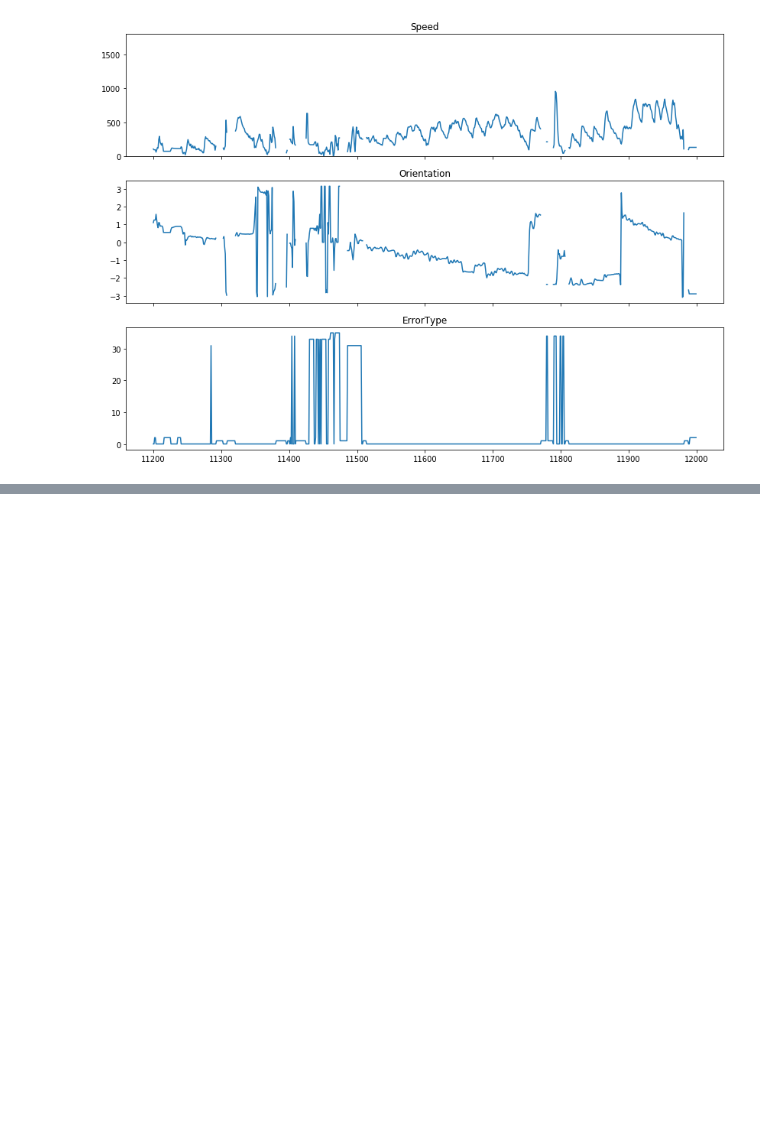
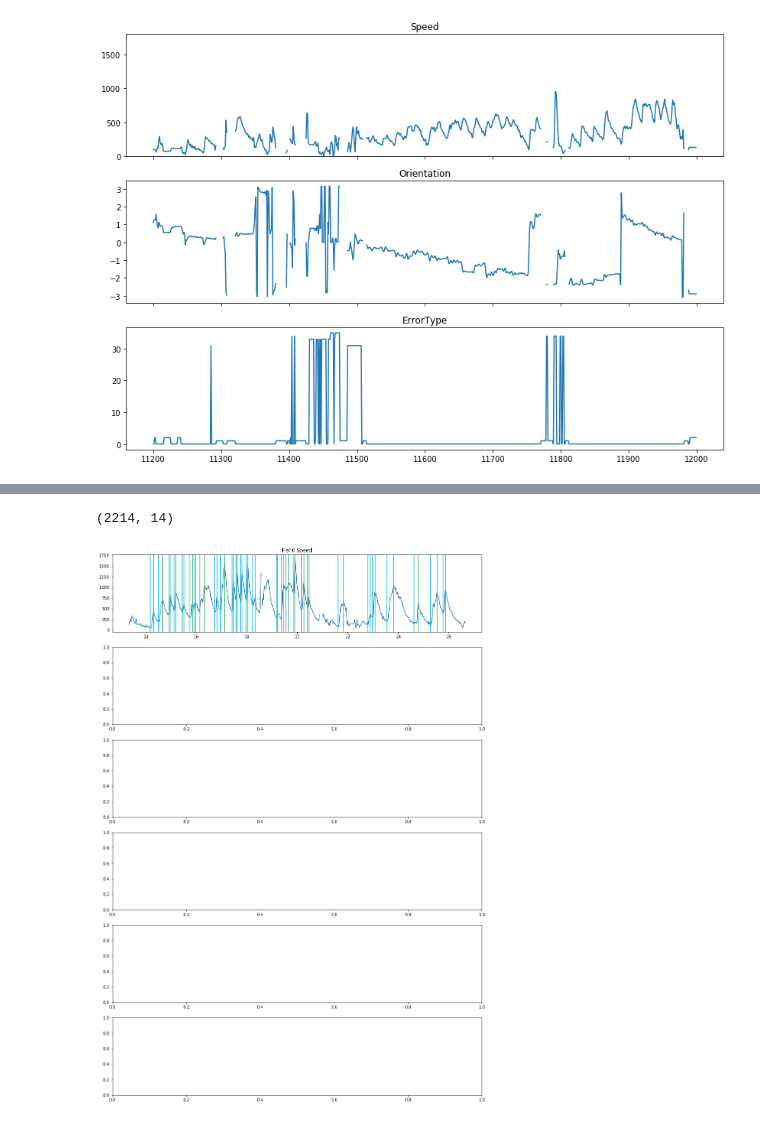
Before and after one commit to katiconen/zfish_mutants_analysis, a Jupyter notebook: get_speedstats_singlefish.ipynb, the cells around one changed output, grey strips where cells are left out. Drawn from its saved outputs; the diff is of its cells as text; code cells hidden in the pictures; blank space fills up the shorter version.

Commit message:
(1) Updated get_kinematics_adult to deal with NANs and better match adult group dataset. (2) Added burst detection and verification to get_speedstats_singlefish

```diff
--- a/get_speedstats_singlefish.ipynb
+++ b/get_speedstats_singlefish.ipynb
@@ -206,0 +210,8 @@ Text(0.5, 1.0, 'ErrorType')
+# %%
+time = np.arange(nframes)*dt
+bursts, burstrate = kin.getBGcycle(speeds[:,0], time = time, nbins = 5, threshold = 250.0, burstHtthresh = 100.0)
+bursts.set_index('n',inplace = True)
+# %%
+bursts.shape
+# %% [output]
+(2214, 14)
@@ -206,0 +221,24 @@ Text(0.5, 1.0, 'ErrorType')
+# %%
+#plots to check burst detection
+
+# for testing/debug
+f0, axs = plt.subplots(6,1, figsize=(16,24))
+
+twinsize = 800 #
+twinstart = 800
+twinend = twinstart+twinsize
+ind = np.arange(twinstart,twinsize+twinstart)
+
+axs[0].plot(time[ind], speeds[ind,0])
+axs[0].set_title('Fish0 Speed')
+
+bstart = bursts.loc[(bursts['valleyTime'] > time[twinstart]) & (bursts['valleyTime'] < time[twinend]),['valleyTime']].values
+bpeak = bursts.loc[(bursts['valleyTime'] > time[twinstart]) & (bursts['valleyTime'] < time[twinend]),['peakTime']].values
+bb = np.hstack([bstart,bpeak])
+
+#plot speed vs time or counter
+for xc in bb:
+    axs[0].axvline(x = xc[0],color='deepskyblue')
+    axs[0].axvline(x = xc[1],color='mediumseagreen')
+# %% [output]
+[figure, added]
```
Also changed, not shown: parts of 6 cells of this notebook, 1 other file.
